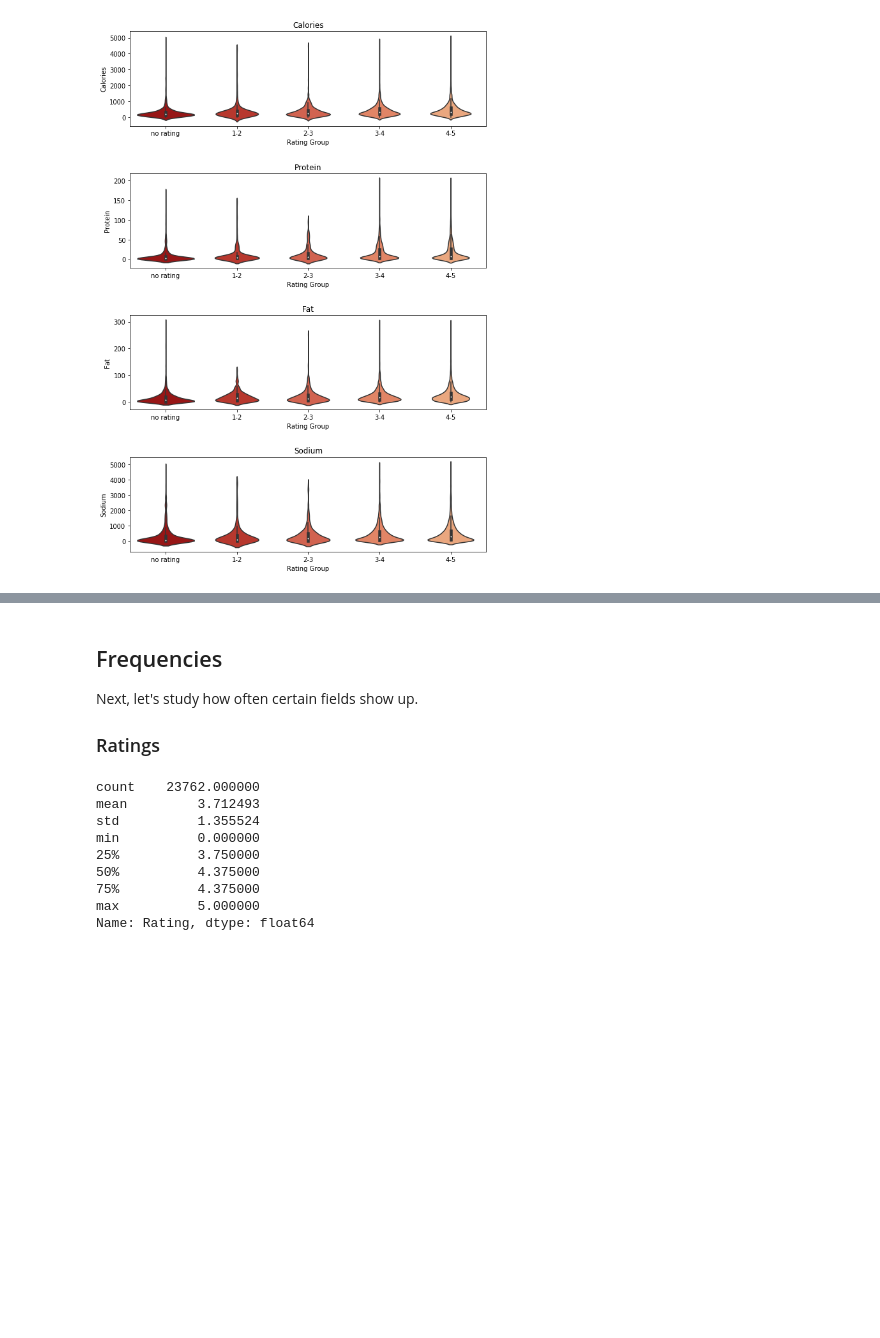
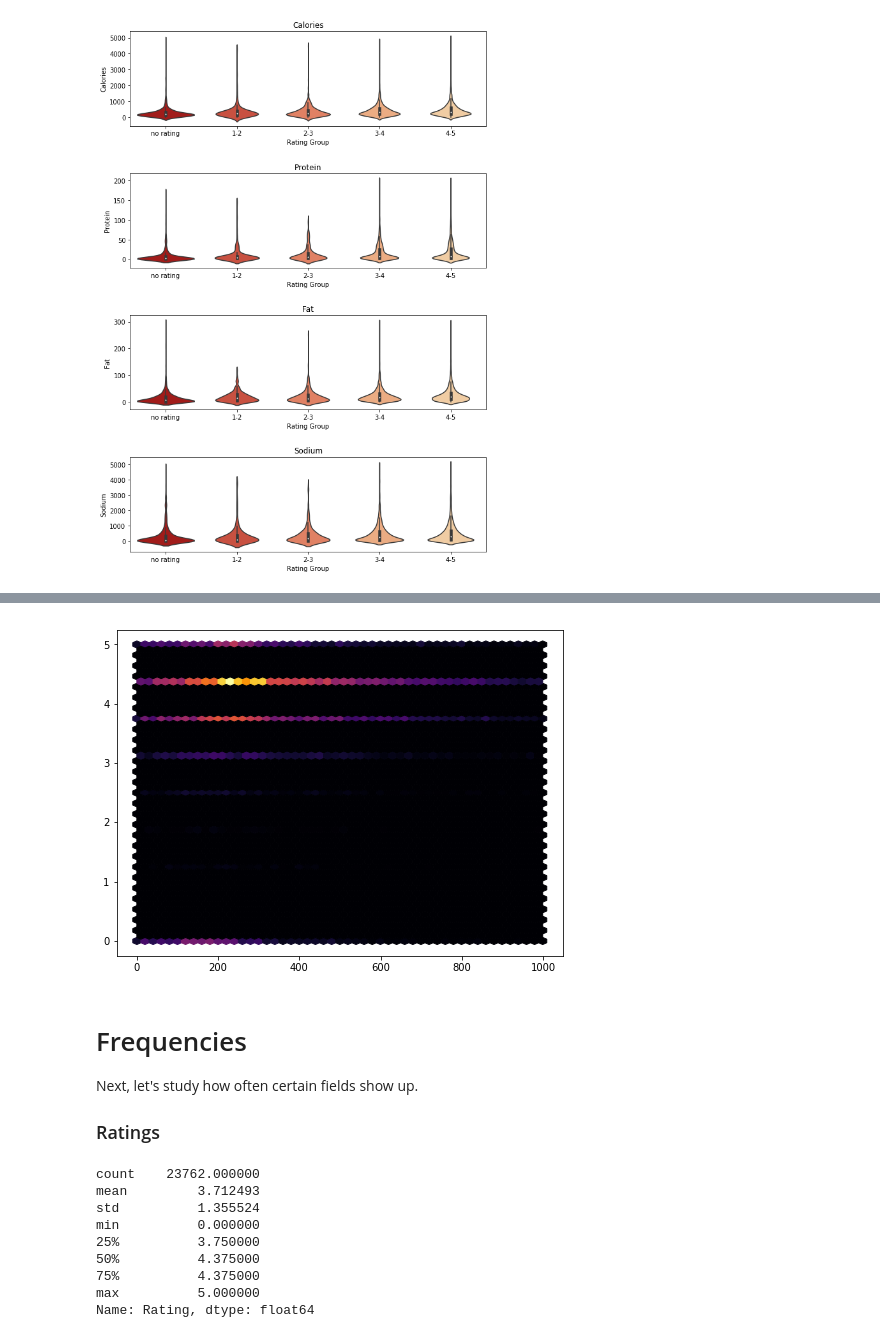
Before and after one commit to isabelvanzijl/Capstone-Project-2, a Jupyter notebook: Exploratory_Data_Analysis.ipynb, the cells around one changed output, grey strips where cells are left out. Drawn from its saved outputs; the diff is of its cells as text; code cells hidden in the pictures; blank space fills up the shorter version.

```diff
--- a/Exploratory_Data_Analysis.ipynb
+++ b/Exploratory_Data_Analysis.ipynb
@@ -6,9 +6,10 @@ import scipy as sp
 from scipy import stats
 import seaborn as sns
 import matplotlib.pyplot as plt
+import matplotlib.mlab as mlab
 
 %matplotlib  inline
-pal = sns.set_palette(sns.color_palette("OrRd_r", 8))
+pal = sns.set_palette(sns.color_palette("OrRd_r", 6))
 # %%
 # read in all three csv files
 df_full = pd.read_csv('Recipes_Full.csv', index_col = 'Unnamed: 0')
@@ -100,5 +134,24 @@ for k in range(4):
+# %%
+x = df_full.loc[df_full['Calories'] < 1000]['Calories']
+y = df_full.loc[df_full['Calories'] < 1000]['Rating']
+xmin = x.min()
+xmax = x.max()
+ymin = y.min()
+ymax = y.max()
+
+fig = plt.figure(figsize=(8,6))
+plt.hexbin(x, y, gridsize=50, cmap='inferno')
+#fig.axis([xmin, xmax, ymin, ymax])
+#fig.set_title("Hexagon binning")
+cb = fig.colorbar(hb, ax=ax)
+cb.set_label('counts')
+
+
+plt.show()
+# %% [output]
+[figure, added]
 # %% [markdown]
-## Frequencies
+# Frequencies
 
 Next, let's study how often certain fields show up.
 
```
Also changed, not shown: parts of 19 cells of this notebook.
